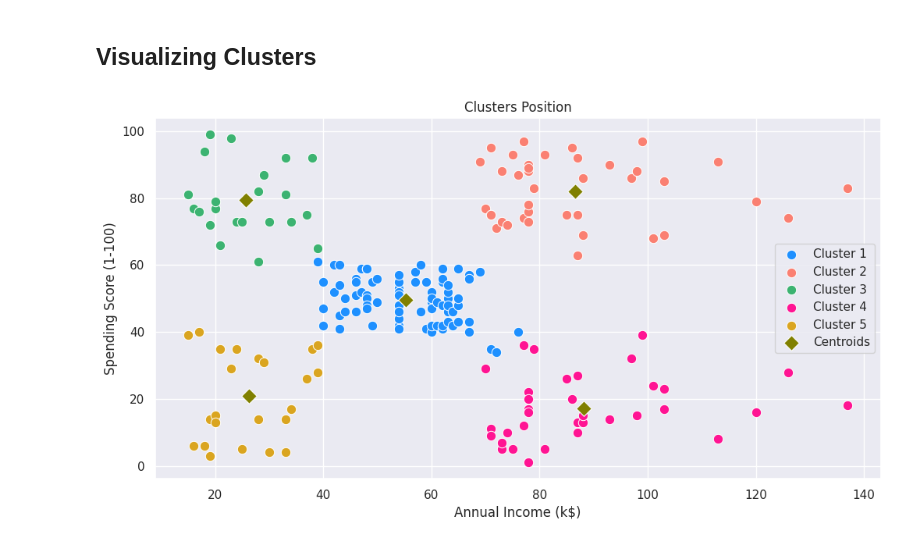
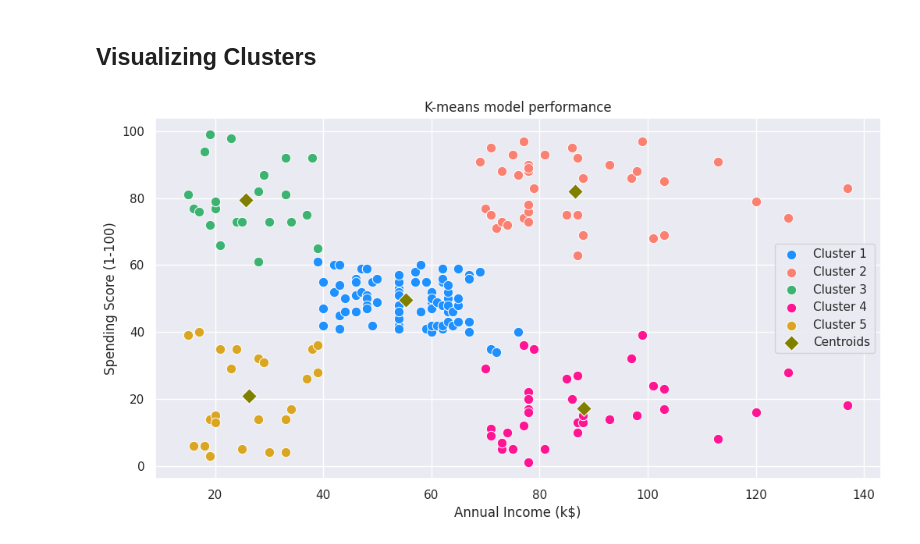
Before and after one commit to rezaazimibar/MachineLearning-projects-playground, a Jupyter notebook: tool_box_projects/03.Clustering/01. K_mean_cluster/K_Mean_Cluster.ipynb, the cells around one changed output. Saved outputs shown, nothing was run; the diff lists cells and outputs as text; code cells hidden in the pictures.

```diff
--- a/tool_box_projects/03.Clustering/01. K_mean_cluster/K_Mean_Cluster.ipynb
+++ b/tool_box_projects/03.Clustering/01. K_mean_cluster/K_Mean_Cluster.ipynb
@@ -90,14 +90,14 @@ print(y_kmeans)
 # %%
 plt.subplots(figsize=(12, 6))
 sns.scatterplot(x=X[y_kmeans == 0, 0], y=X[y_kmeans == 0, 1], s=80, c='dodgerblue', label='Cluster 1')
 sns.scatterplot(x=X[y_kmeans == 1, 0], y=X[y_kmeans == 1, 1], s=80, c='salmon', label='Cluster 2')
 sns.scatterplot(x=X[y_kmeans == 2, 0], y=X[y_kmeans == 2, 1], s=80, c='mediumseagreen', label='Cluster 3')
 sns.scatterplot(x=X[y_kmeans == 3, 0], y=X[y_kmeans == 3, 1], s=80, c='deeppink', label='Cluster 4')
 sns.scatterplot(x=X[y_kmeans == 4, 0], y=X[y_kmeans == 4, 1], s=80, c='goldenrod', label='Cluster 5')
 sns.scatterplot(x=kmeans_model.cluster_centers_[:, 0], y=kmeans_model.cluster_centers_[:, 1], marker='D', s=100, c='olive', label="Centroids")
-plt.title("Clusters Position")
+plt.title("K-means model performance")
 plt.xlabel("Annual Income (k$)")
 plt.ylabel("Spending Score (1-100)")
 plt.show()
 # %% [output]
-[figure, old version]
+[figure, new version]
```
Also changed, not shown: 5 other files.
